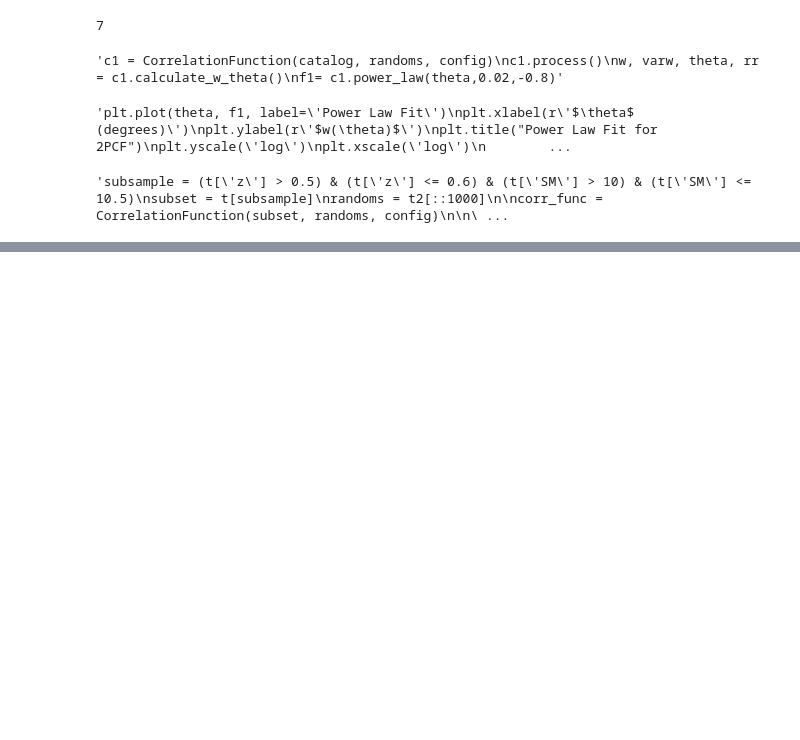
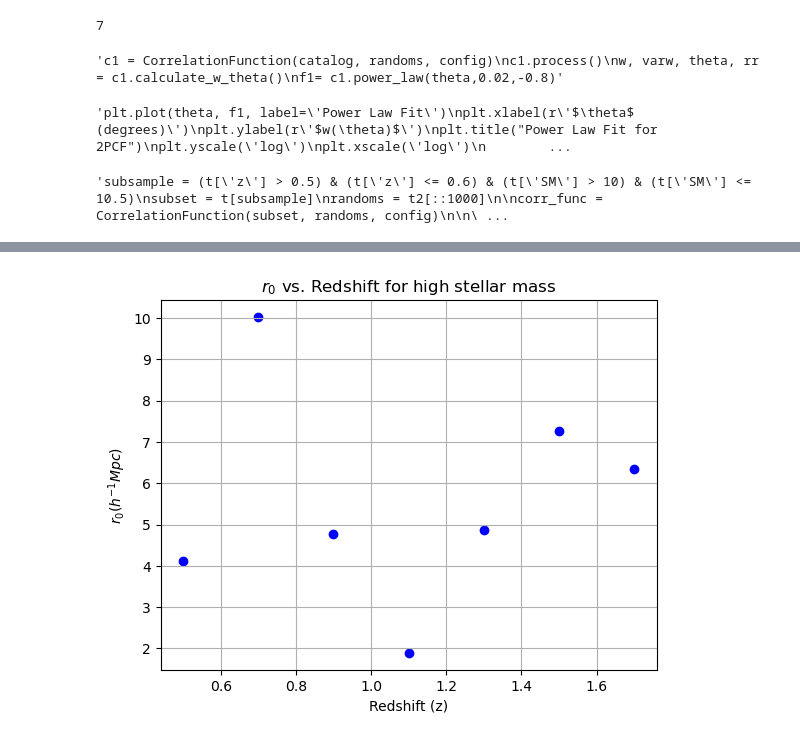
Before and after one commit to OtiliaIrina/Master_Thesis, a Jupyter notebook: class.ipynb, the cells around one changed output, grey strips where cells are left out. Cells and saved outputs as stored; diff of their text form; code cells hidden in the pictures; blank space fills up the shorter version.

```diff
--- a/class.ipynb
+++ b/class.ipynb
@@ -614,8 +698,8 @@ for subsample in subsamples:
     r0 = analysis.calculate_r0()
     #r0_values.append(r0)
 
-    r0_value = r0[0]  # Assuming r0 is a 1D array, access the first element
-    r0_values.append(r0_value)
+    #r0_value = r0[0]  # Assuming r0 is a 1D array, access the first element
+    r0_values.append(r0)
 
     # Print or store the R_0 value (optional)
     print(f"Subsample: R_0: {r0_value:.4f} Mpc/h")
@@ -623,6 +707,6 @@ for subsample in subsamples:
     # Print or store the R_0 value (optional)
     #print(f"Subsample: R_0: {r0:.4f} Mpc/h")
 
-    # Extract z_mean and R_0 values from the subsamples
+    """# Extract z_mean and R_0 values from the subsamples
     z_means = [subsample.info['z_mean'] for subsample in subsamples]
-    sm_means = [subsample.info['SM_mean'] for subsample in subsamples]
+    sm_means = [subsample.info['SM_mean'] for subsample in subsamples]"""
@@ -629,12 +731,14 @@ for subsample in subsamples:
 # %%
 z_means = [subsample.info['z_mean'] for subsample in subsamples]
 
 # Plot R_0 as a function of z_mean
 plt.scatter(z_means, r0_values, marker='o', linestyle='-', color='blue')
 
 plt.xlabel("Redshift (z)")
 plt.ylabel(r"$r_0 (h^{-1} Mpc)$")
-plt.title(r"$r_0$ vs. Redshift (Different Stellar Mass Ranges)")
+plt.title(r"$r_0$ vs. Redshift for high stellar mass")
 plt.grid(True)
 plt.show()
+# %% [output]
+[figure, added]
 # %%
```
Also changed, not shown: parts of 44 cells of this notebook, 6 other files.
